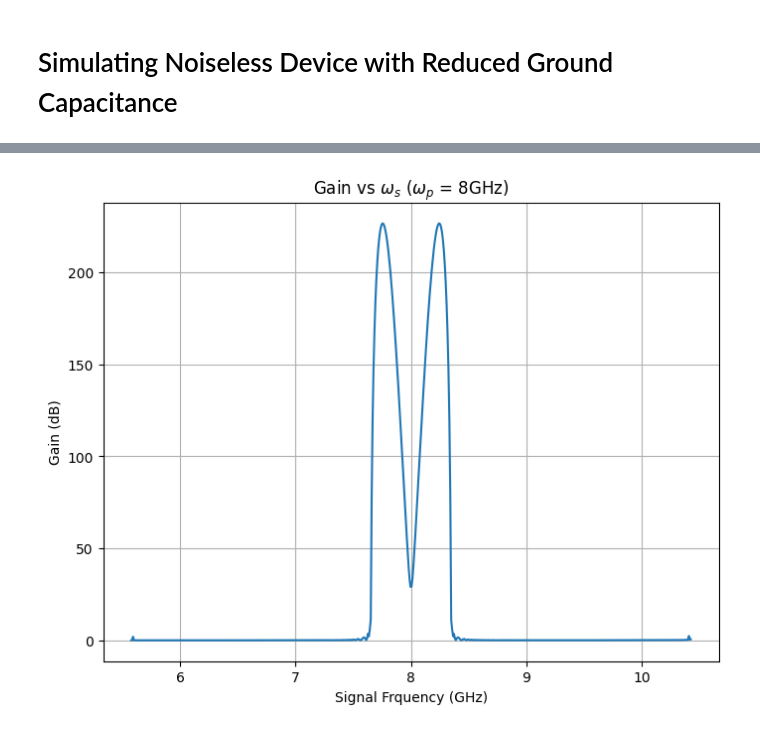
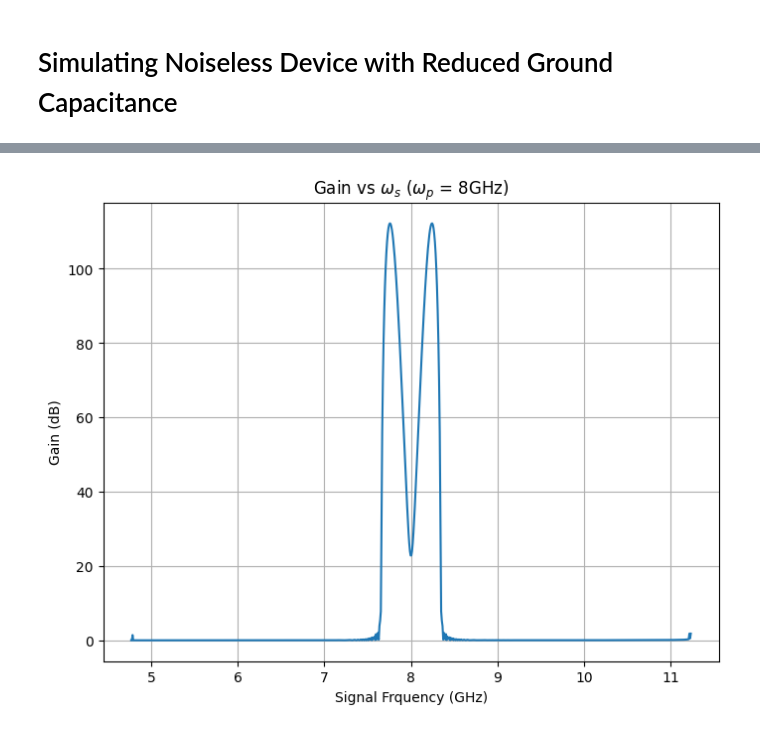
Before and after one commit to eliaslehman/AQT, a Jupyter notebook: Reverse Kerr Simulation.ipynb, the cells around one changed output, grey strips where cells are left out. Saved outputs shown, nothing was run; the diff lists cells and outputs as text; code cells hidden in the pictures.

```diff
--- a/Reverse Kerr Simulation.ipynb
+++ b/Reverse Kerr Simulation.ipynb
@@ -776,28 +775,28 @@ plt.show()
 # %%
 sim = dispersion_in_JJ_metamaterial()
 sim.pump_frequency = 8				# in GHz
 sim.incident_pump_amplitude = 1.6
 
 sim.loss_tangent = -1e-6 			# loss tangent
-sim.number_of_loops = 15000			# number of loops in the transmission line
+sim.number_of_loops = 14217			# number of loops in the transmission line
 sim.size_of_one_loop = 4e-6 	    # size of one SNAIL loop in m
-sim.I0 = 0.25e-6					# critical current of large junction
+sim.I0 = 0.29e-6					# critical current of large junction
 sim.I0_ratio = 0.06				# ratio of critical currents in the SNAIL
-sim.C_g = 5e-15					    ## reduced ground capacitance (see notes)##
+sim.C_g = 5.9e-15					    ## reduced ground capacitance (see notes)##
 sim.C_J = 50e-15					# junction capacitance
 
 sim.calculate_loop_parameters()
 
 
 omega_s_range = np.linspace(4, 12, 1000)
 gain_values = sim.gain_vs_freq(omega_s_range)
 
 plt.figure(figsize=(8, 6))
 plt.plot(omega_s_range, gain_values)
 plt.xlabel('Signal Frquency (GHz)')
 plt.ylabel(r'Gain (dB)')
 plt.title(r'Gain vs $\omega_s$ ($\omega_p$ = 8GHz)')
 plt.grid(True)
 plt.show()
 # %% [output]
-[figure, old version]
+[figure, new version]
```
Also changed, not shown: parts of 1 cell of this notebook, 8 other files.
